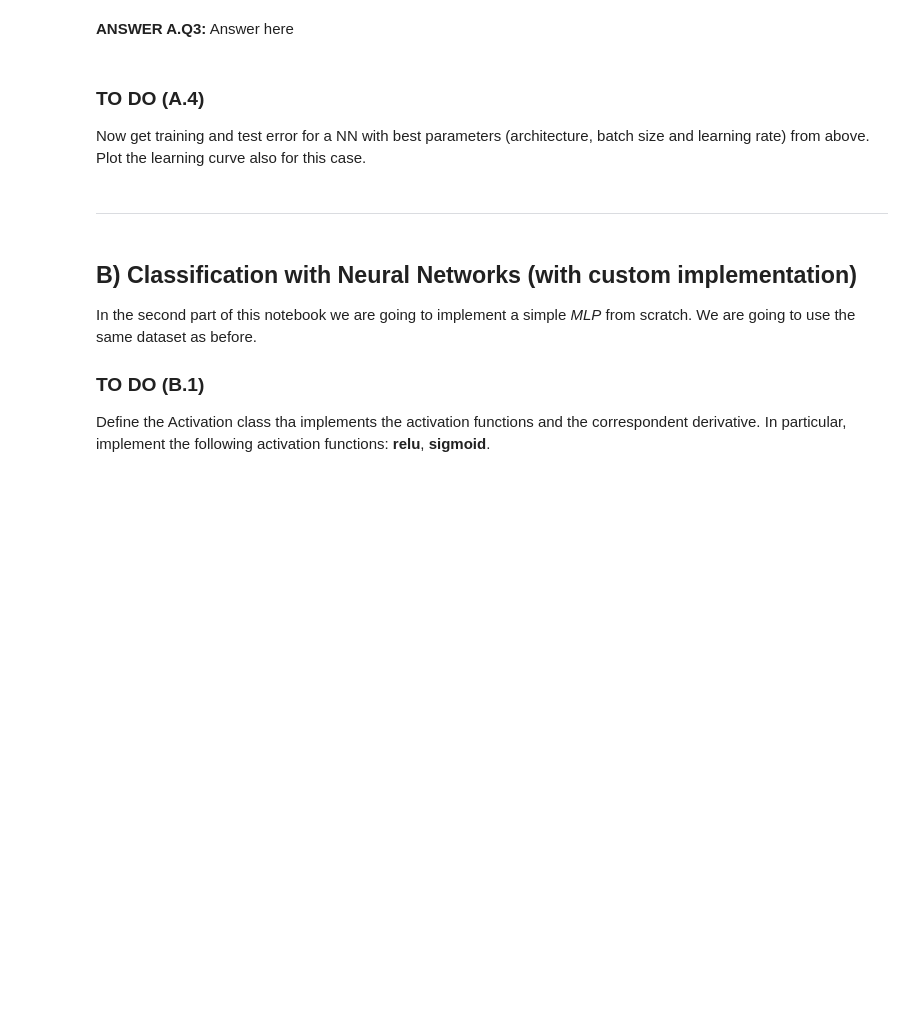
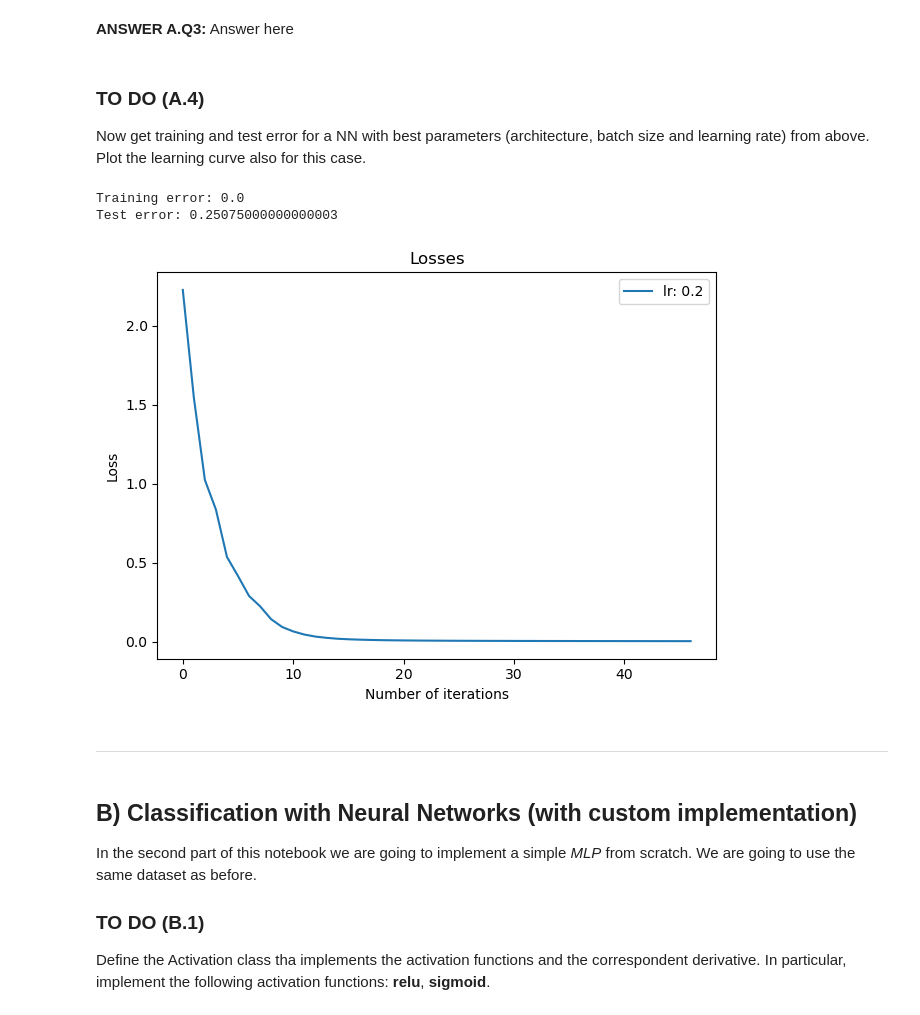
Before and after one commit to darioliotta/MachineLearning-Homeworks, a Jupyter notebook: 4/Liotta_Dario_lab4.ipynb, the cells around one changed output. Cells and saved outputs as stored; diff of their text form; code cells hidden in the pictures; blank space fills up the shorter version.

```diff
--- a/4/Liotta_Dario_lab4.ipynb
+++ b/4/Liotta_Dario_lab4.ipynb
@@ -376,20 +429,27 @@ Now get training and test error for a NN with best parameters (architecture, bat
 # %%
 #get training and test error for the best NN model from CV
 # Define the MLP object
-# ADD YOUR CODE HERE
+mlp = MLPClassifier(max_iter = 600, alpha = 1e-04, solver = 'sgd', tol=1e-04, learning_rate_init = best_lr, random_state = ID, hidden_layer_sizes = best_hl_size)
 
 # Train the MLP
-# ADD YOUR CODE HERE
+mlp.fit(x_train, y_train)
 
 # Compute the training and test error
-# ADD YOUR CODE HERE
+train_error = 1.0 - mlp.score(x_train, y_train)
+test_error = 1.0 - mlp.score(x_test, y_test)
 
 # Print the training and test error
-# ADD YOUR CODE HERE
+print('Training error:', train_error)
+print('Test error:', test_error)
 
 # Plot the loss curve for the best NN
 # Suggestions: use the plot_loss function
-# ADD YOUR CODE HERE
+loss = {best_lr: mlp.loss_curve_}
+plot_loss(loss)
+# %% [output]
+Training error: 0.0
+Test error: 0.25075000000000003
+[figure, added]
 # %% [markdown]
 ---
 # %% [markdown]
```
Also changed, not shown: parts of 9 cells of this notebook.
